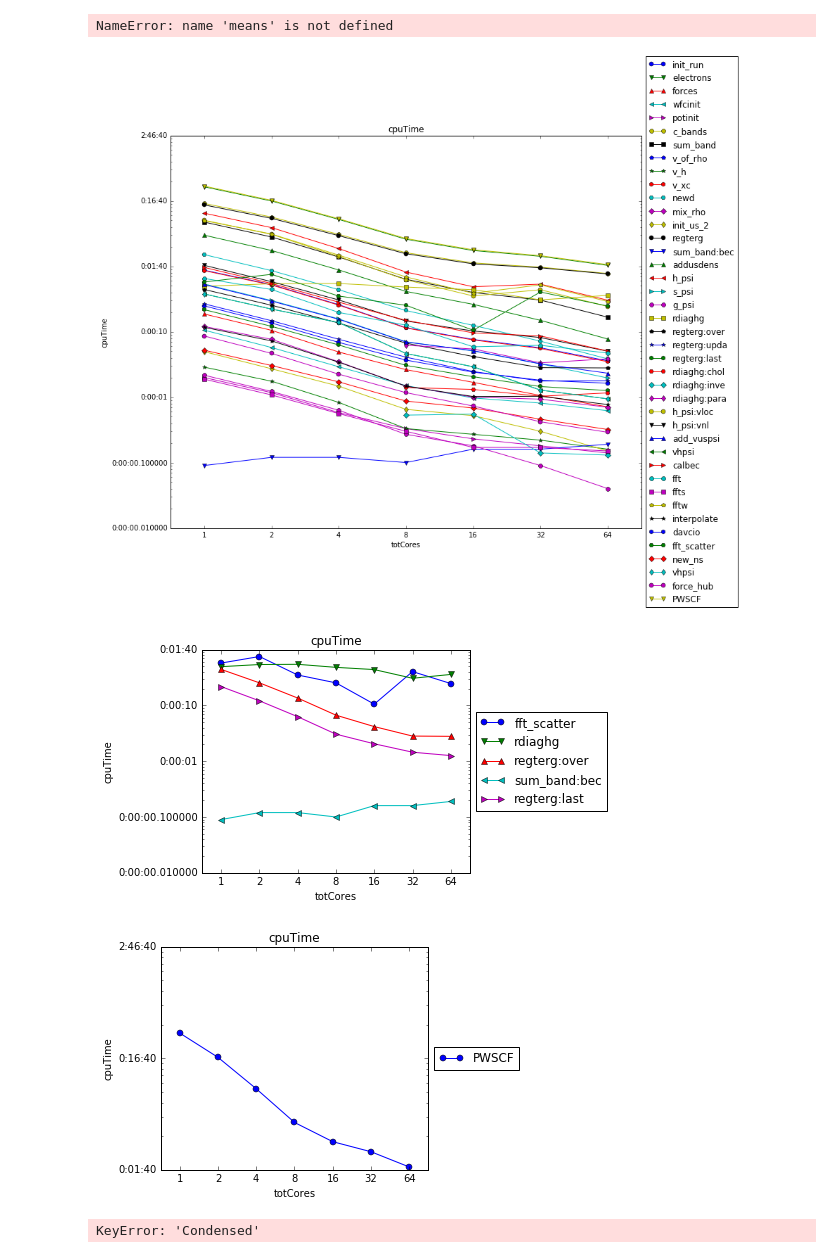
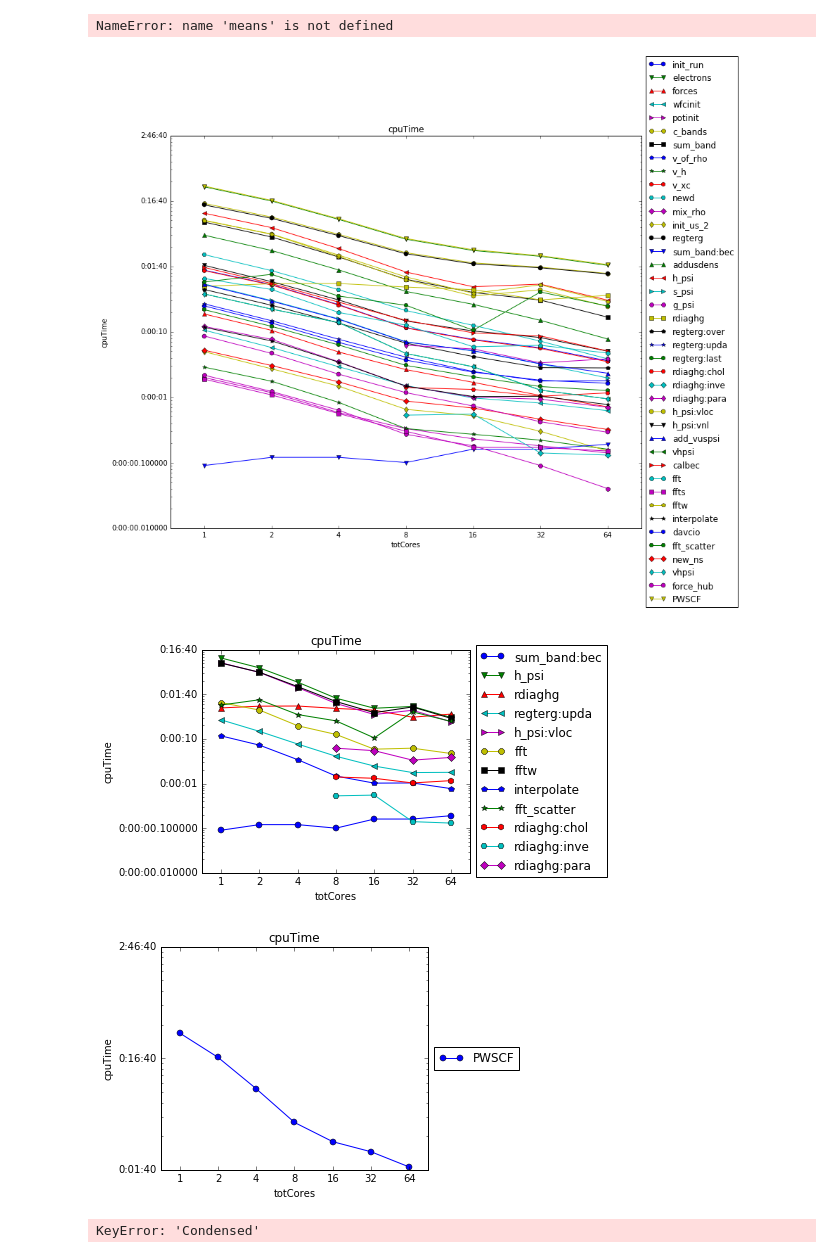
Before and after one commit to gioruffa/qetools, a Jupyter notebook: plotter.ipynb, the cells around one changed output. Saved outputs shown, nothing was run; the diff lists cells and outputs as text; code cells hidden in the pictures.

```diff
--- a/plotter.ipynb
+++ b/plotter.ipynb
@@ -321,24 +365,24 @@ NameError: name 'means' is not defined
 # %%
 fig = plt.figure(figsize=(15,10))
 ax = plt.subplot(111)
 
 
 
 #plt.ylim(0,100000)
 xp.plotFunction(functions=list(experiment16.df.name.values),figure=fig,axes=ax,ylog=True)
 
 
 fig = plt.figure()#figsize=(15,10))
 #plt.ylim(0,100000)
-xp.plotFunction(functions=['fft_scatter','rdiaghg','regterg:over','sum_band:bec','regterg:last'],figure=fig,ylog=True)
+xp.plotFunction(functions=xp.slowFunctions(),figure=fig,ylog=True)
 #xp.plotFunction(functions=experiment1.df.Parent.unique(), figure=fig)
 # experiment1.df.Parent.unique().value()
 
 fig = plt.figure()#figsize=(15,10))
 xp.plotFunction(functions=['PWSCF'],figure=fig,ylog=True)
 # %% [output]
 [figure]
-[figure, old version]
+[figure, new version]
 [figure]
 # %%
 xp.plotFunction(functions=xp.getParentsToPlot(),ylog=True,ylogBase=2)
```
Also changed, not shown: parts of 10 cells of this notebook.
